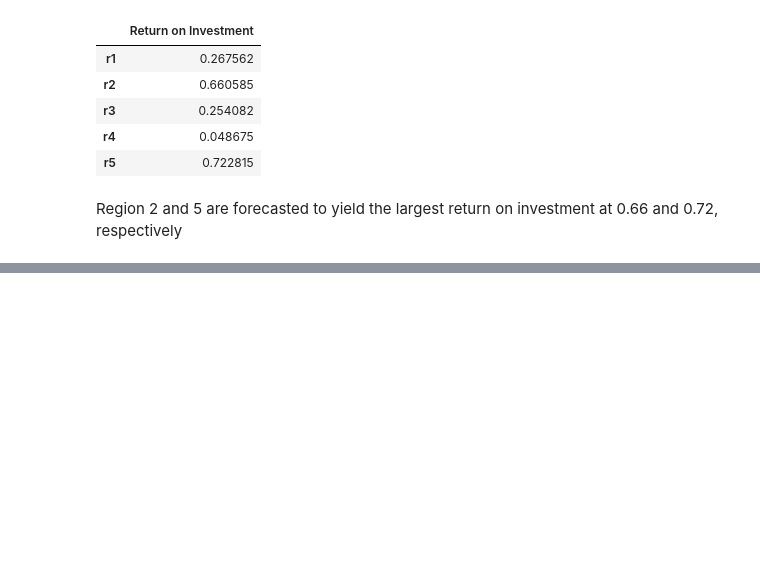
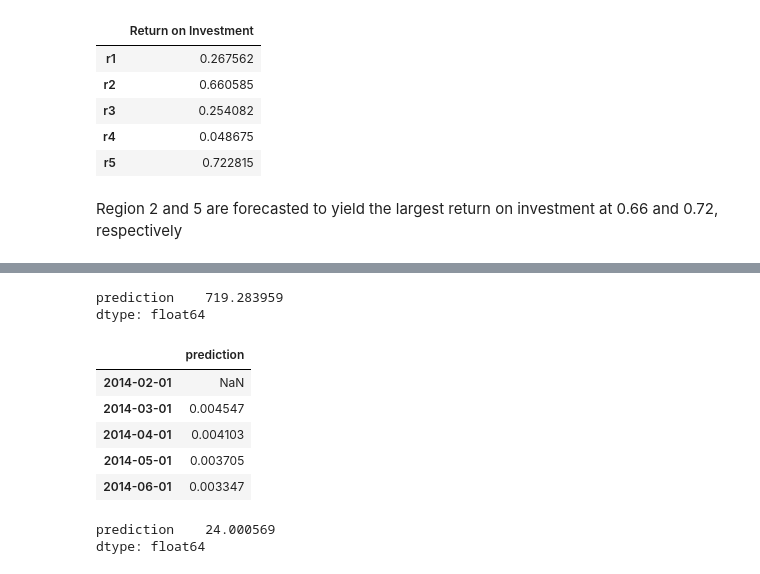
Before and after one commit to yehcolum/ZillowTimeSeries, a Jupyter notebook: time-series/Zillow Data Time Series Analysis.ipynb, the cells around one changed output, grey strips where cells are left out. Drawn from its saved outputs; the diff is of its cells as text; code cells hidden in the pictures; blank space fills up the shorter version.

```diff
--- a/time-series/Zillow Data Time Series Analysis.ipynb
+++ b/time-series/Zillow Data Time Series Analysis.ipynb
@@ -1555,0 +1584,26 @@ See the caveats in the documentation: https://pandas.pydata.org/pandas-docs/stab
+# %%
+r3_std = np.std(r3_monthly)
+r3_sharpe = (dfROI['Return on Investment'][2] - riskfree) / r3_std
+r3_sharpe
+# %% [output]
+prediction    719.283959
+dtype: float64
+# %%
+#calculate holding period returns for r4
+r4_monthly = r4_future_forecastdf.pct_change()
+r4_monthly.head()
+# %% [output]
+|  | prediction |
+| 2014-02-01 | NaN |
+| 2014-03-01 | 0.004547 |
+| 2014-04-01 | 0.004103 |
+| 2014-05-01 | 0.003705 |
+| 2014-06-01 | 0.003347 |
+# %%
+#calculate sharpe ratio
+r4_std = np.std(r4_monthly)
+r4_sharpe = (dfROI['Return on Investment'][3] - riskfree) / r4_std
+r4_sharpe
+# %% [output]
+prediction    24.000569
+dtype: float64
```
Also changed, not shown: parts of 35 cells of this notebook.
